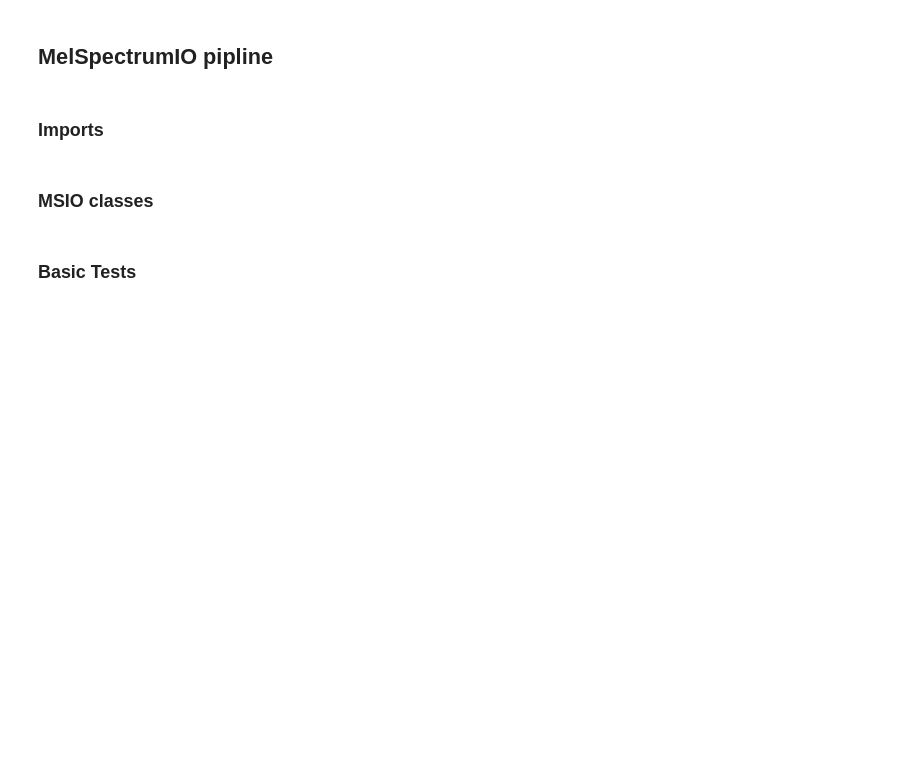
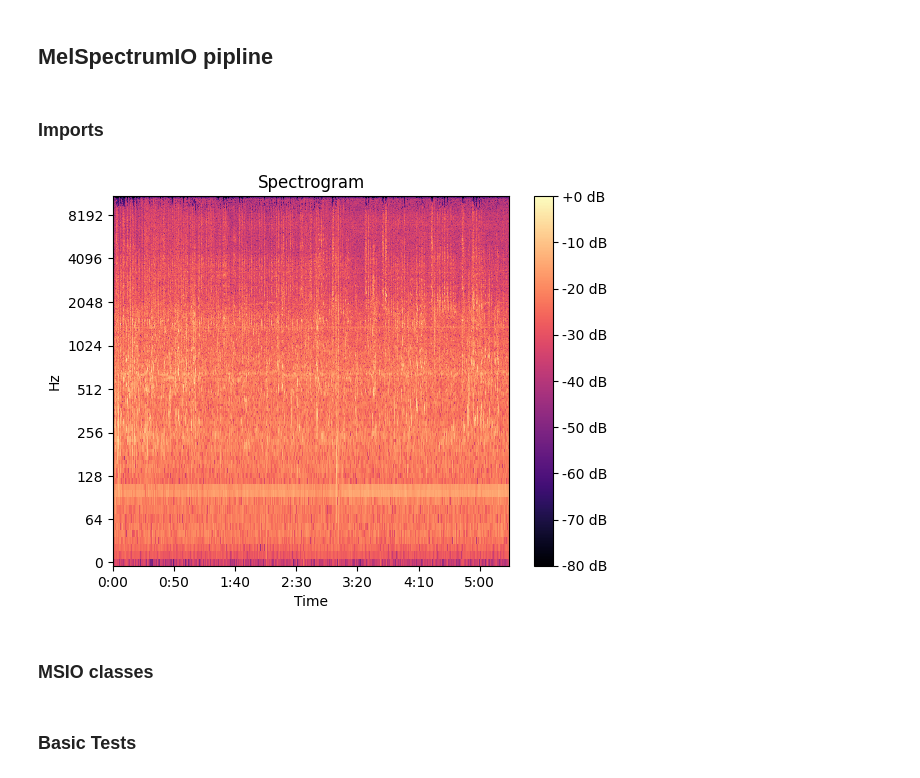
Before and after one commit to MSRIT-Internship/Vmonitor-audio, a Jupyter notebook: note.ipynb, the cells around one changed output. Drawn from its saved outputs; the diff is of its cells as text; code cells hidden in the pictures; blank space fills up the shorter version.

Commit message:
Outline mel freq image pipline

```diff
--- a/note.ipynb
+++ b/note.ipynb
@@ -64,0 +65,6 @@ fileiocheck = True
+# %%
+load_dirs(tree=tree)
+aio = AudIO(paths=paths)
+audios = aio.getAllAudios()
+print(audios)
+fileiocheck = True
@@ -91,3 +100,17 @@ import numpy as np
 
 if not fileiocheck:
     raise Exception(BrokenPipeError("FileIO pipeline wasn't excecuted or failed the tests"))
+# %%
+for audio in audios:
+    y,sr = audio
+    # Generate spectrogram
+    D = rosa.stft(y)
+    S = rosa.power_to_db(D, ref=np.max)
+
+    # Visualize spectrogram
+    rosa.display.specshow(S, sr=sr, x_axis='time', y_axis='log')
+    plt.colorbar(format='%+2.0f dB')
+    plt.title('Spectrogram')
+    plt.show()
+# %% [output]
+[figure, added]
```
Also changed, not shown: parts of 6 cells of this notebook.
